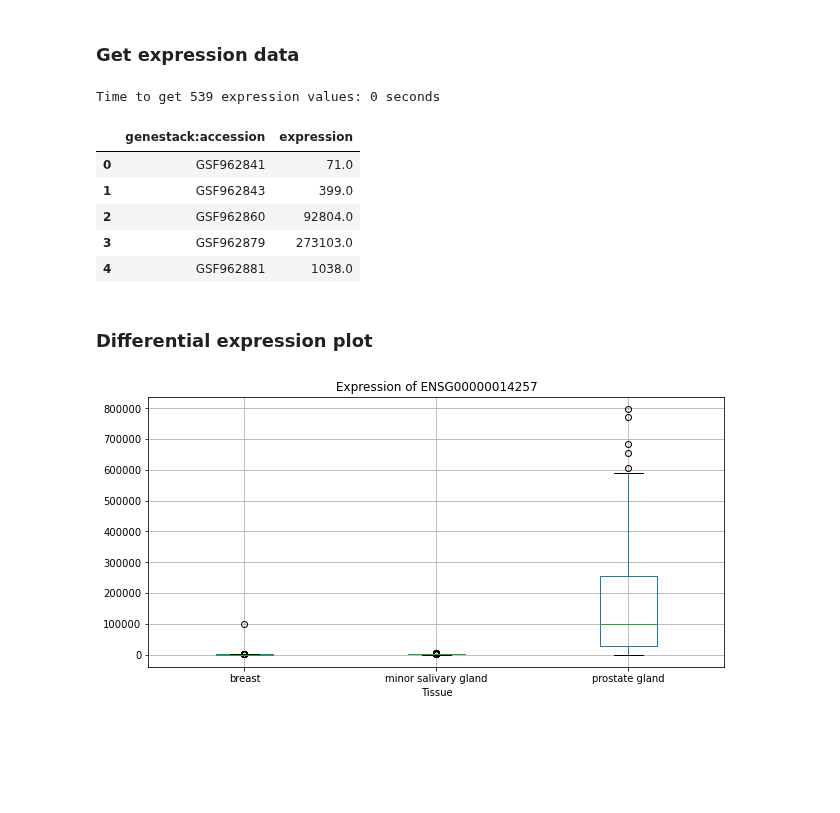
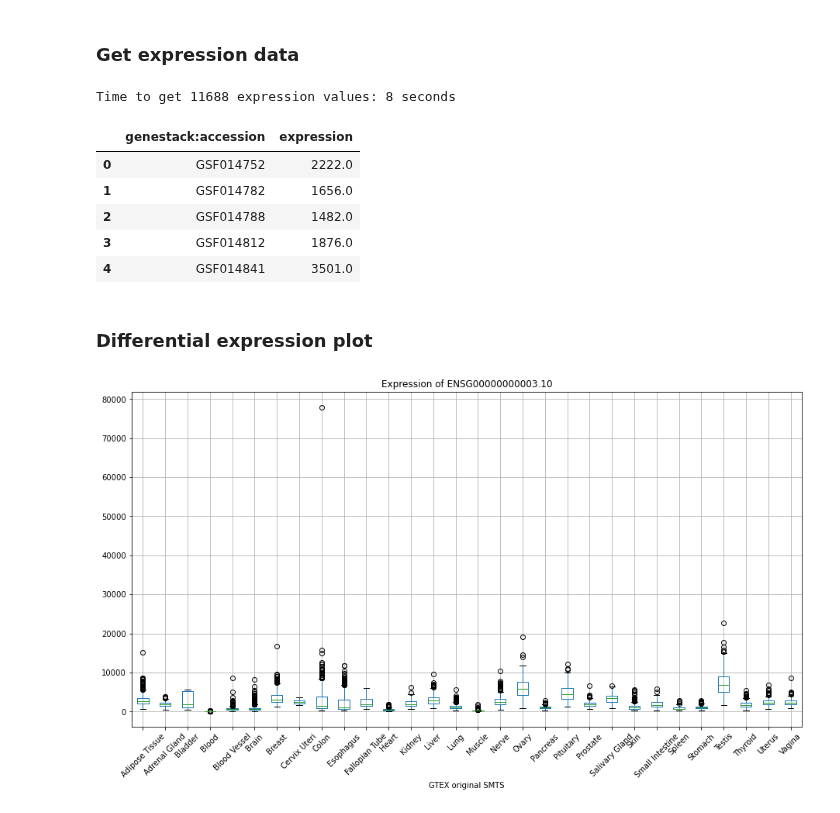
Before and after one commit to genestack/user-guide, a Jupyter notebook: jupyter_notebooks/differential-expression-gtex [Python].ipynb, the cells around one changed output. Cells and saved outputs as stored; diff of their text form; code cells hidden in the pictures; blank space fills up the shorter version.

Commit message:
update GTEx example

```diff
--- a/jupyter_notebooks/differential-expression-gtex [Python].ipynb
+++ b/jupyter_notebooks/differential-expression-gtex [Python].ipynb
@@ -16,14 +16,12 @@ omics_api = integration_curator.OmicsQueriesApi()
 # %% [markdown]
 ### Get samples
 # %%
-study_filter = 'genestack:accession=GSF962829'
-sample_filter = ' OR '.join(['"GTEX original SMTS"="%s"' % x
-                             for x in ['Prostate', 'Breast', 'Salivary Gland']])
+study_filter = 'genestack:accession=GSF014748'
 
 start = time.time()
 data = omics_api.search_samples(
     study_filter=study_filter,
-    sample_filter=sample_filter
+    page_limit=20000
 )
 samples = pd.DataFrame.from_dict([item['metadata'] for item in data.data])
 print('Time to get %s samples: %i seconds\n' % (samples.shape[0], time.time()-start))
@@ -41,14 +39,14 @@ Time to get 569 samples: 1 seconds
 # %% [markdown]
 ### Get expression data
 # %%
-gene = 'ENSG00000014257'
+gene = 'ENSG00000000003.10'
 ex_query = 'Gene=%s MinValue=0.0' % gene
 
 start = time.time()
 data = omics_api.search_expression_data(
     study_filter=study_filter,
-    sample_filter=sample_filter,
-    ex_query=ex_query
+    ex_query=ex_query,
+    page_limit=20000
 )
 expressions = pd.DataFrame.from_dict({'genestack:accession': item['relationships']['sample'],
                                       'expression': item['expression']} for item in data.data)
@@ -56,19 +54,19 @@ print('Time to get %s expression values: %i seconds\n' % (expressions.shape[0],
 
 expressions.head()
 # %% [output]
-Time to get 539 expression values: 0 seconds
+Time to get 11688 expression values: 8 seconds
 |  | genestack:accession | expression |
-| 0 | GSF962841 | 71.0 |
-| 1 | GSF962843 | 399.0 |
-| 2 | GSF962860 | 92804.0 |
-| 3 | GSF962879 | 273103.0 |
-| 4 | GSF962881 | 1038.0 |
+| 0 | GSF014752 | 2222.0 |
+| 1 | GSF014782 | 1656.0 |
+| 2 | GSF014788 | 1482.0 |
+| 3 | GSF014812 | 1876.0 |
+| 4 | GSF014841 | 3501.0 |
 # %% [markdown]
 ### Differential expression plot
 # %%
 samples_expressions = pd.merge(samples, expressions)
-samples_expressions.boxplot('expression', 'Tissue', rot=0, figsize=(10,5))
+samples_expressions.boxplot('expression', 'GTEX original SMTS', rot=45, figsize=(15,8))
 plt.title('Expression of %s' % gene)
 x = plt.suptitle('')
 # %% [output]
-[figure, old version]
+[figure, new version]
```
Also changed, not shown: parts of 2 cells of this notebook.
